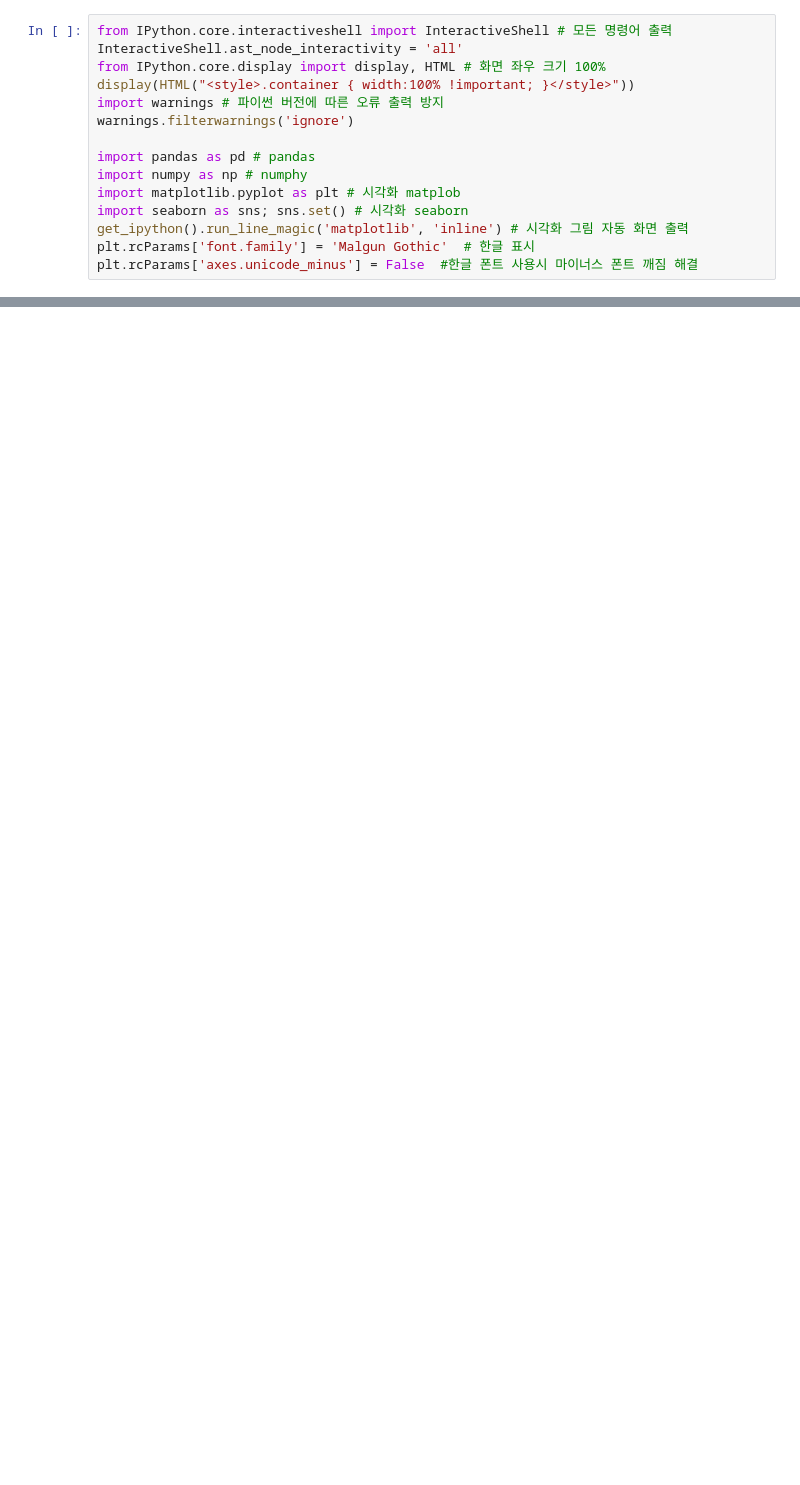
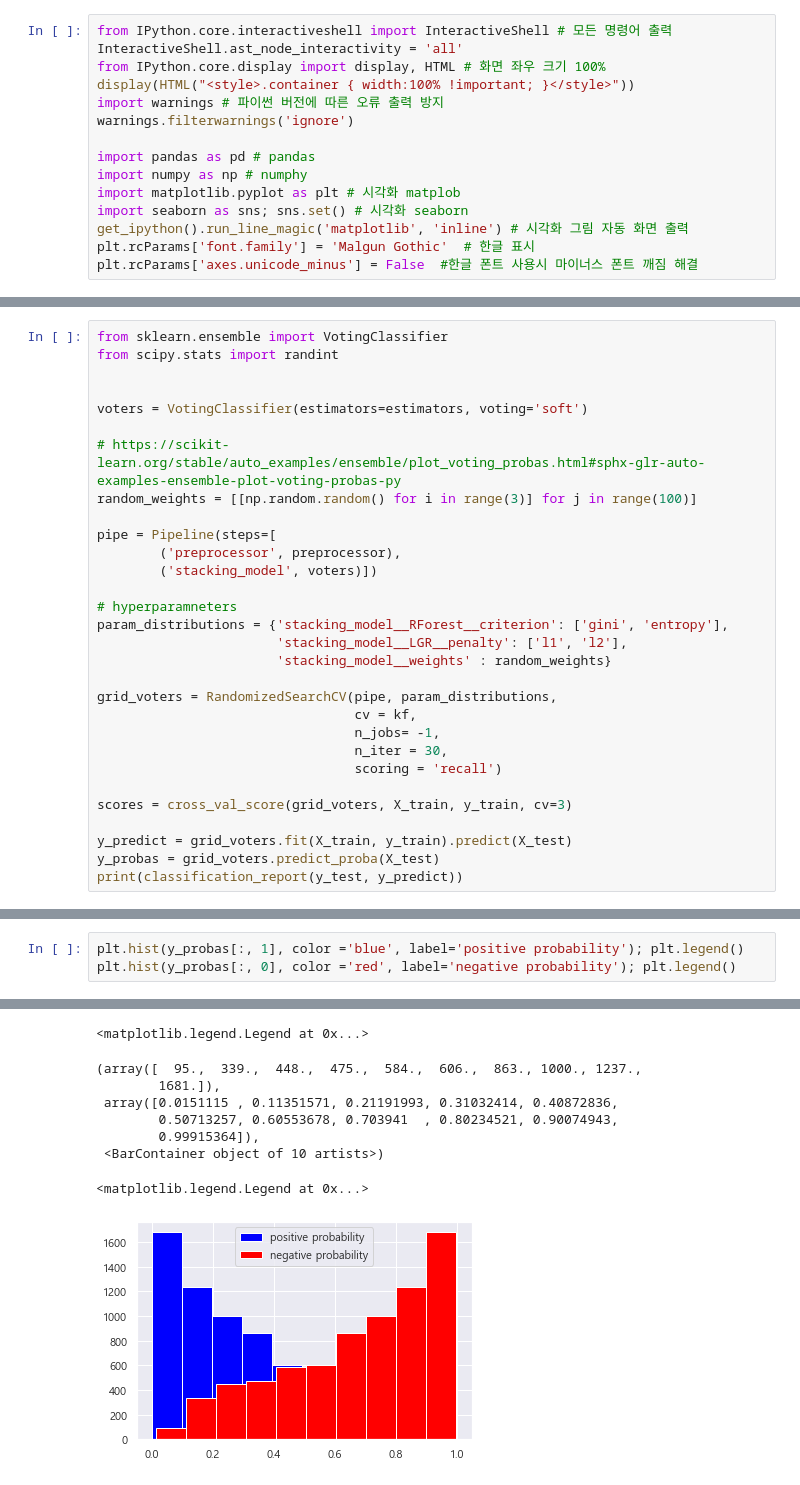
Before and after one commit to ancestor9/smart-food, a Jupyter notebook: 06_수입식품_final_predict.ipynb, the cells around one changed output, grey strips where cells are left out. Cells and saved outputs as stored; diff of their text form; blank space fills up the shorter version.

```diff
--- a/06_수입식품_final_predict.ipynb
+++ b/06_수입식품_final_predict.ipynb
@@ -25,0 +311,30 @@ data.head()
+# %%
+from sklearn.ensemble import VotingClassifier
+from scipy.stats import randint
+
+
+voters = VotingClassifier(estimators=estimators, voting='soft')
+
+# https://scikit-learn.org/stable/auto_examples/ensemble/plot_voting_probas.html#sphx-glr-auto-examples-ensemble-plot-voting-probas-py
+random_weights = [[np.random.random() for i in range(3)] for j in range(100)]
+
+pipe = Pipeline(steps=[
+        ('preprocessor', preprocessor),
+        ('stacking_model', voters)])
+
+# hyperparamneters
+param_distributions = {'stacking_model__RForest__criterion': ['gini', 'entropy'],
+                       'stacking_model__LGR__penalty': ['l1', 'l2'],
+                       'stacking_model__weights' : random_weights}
+
+grid_voters = RandomizedSearchCV(pipe, param_distributions,
+                                 cv = kf,
+                                 n_jobs= -1,
+                                 n_iter = 30,
+                                 scoring = 'recall')
+
+scores = cross_val_score(grid_voters, X_train, y_train, cv=3)
+
+y_predict = grid_voters.fit(X_train, y_train).predict(X_test)
+y_probas = grid_voters.predict_proba(X_test)
+print(classification_report(y_test, y_predict))
@@ -25,0 +350,4 @@ data.head()
+# %%
+plt.hist(y_probas[:, 1], color ='blue', label='positive probability'); plt.legend()
+plt.hist(y_probas[:, 0], color ='red', label='negative probability'); plt.legend()
+# %% [output]
@@ -25,0 +360,9 @@ data.head()
+<matplotlib.legend.Legend at 0x...>
+(array([  95.,  339.,  448.,  475.,  584.,  606.,  863., 1000., 1237.,
+        1681.]),
+ array([0.0151115 , 0.11351571, 0.21191993, 0.31032414, 0.40872836,
+        0.50713257, 0.60553678, 0.703941  , 0.80234521, 0.90074943,
+        0.99915364]),
+ <BarContainer object of 10 artists>)
+<matplotlib.legend.Legend at 0x...>
+[figure, added]
```
Also changed, not shown: parts of 22 cells of this notebook.
